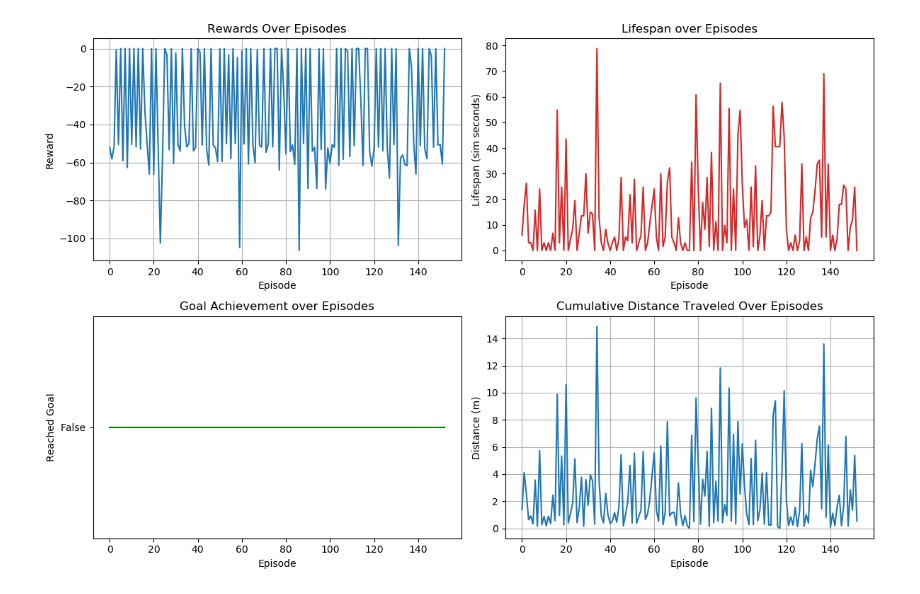
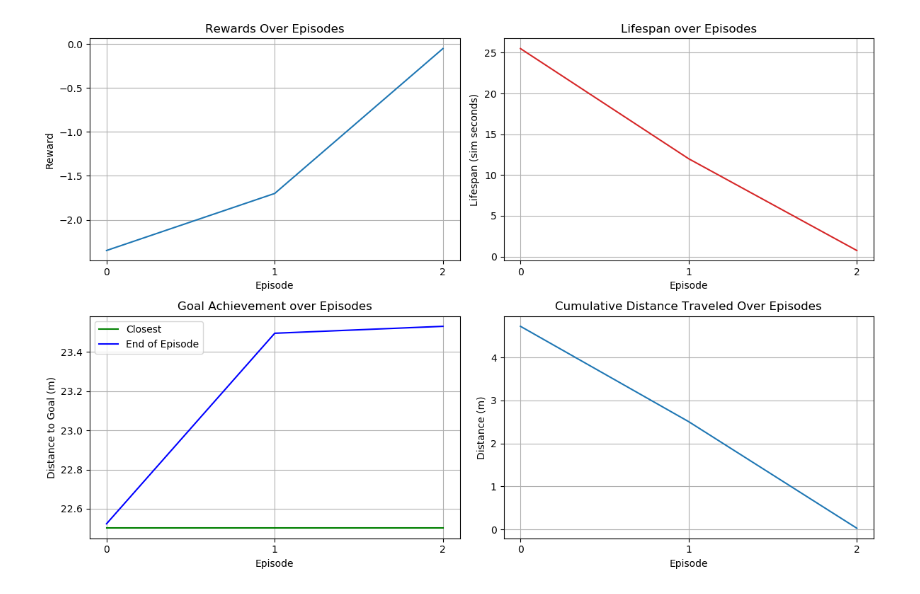
Before and after one commit to ryan-barry-99/grad-project, a Jupyter notebook: notspot_sim_py/src/reinforcement_learning/src/analysis.ipynb, the cells around one changed output. Cells and saved outputs as stored; diff of their text form; code cells hidden in the pictures.

```diff
--- a/notspot_sim_py/src/reinforcement_learning/src/analysis.ipynb
+++ b/notspot_sim_py/src/reinforcement_learning/src/analysis.ipynb
@@ -1,5 +1,6 @@
 # %%
 import matplotlib.pyplot as plt
+import matplotlib.ticker as ticker
 import os
 
 # Sorting function to ensure files are processed in numerical order
@@ -26,12 +27,14 @@ def get_logs(run_path, folder_name):
 
     return values
 
+
 # Path to the directory containing the files
-run = '/media/ryan/DataPad/ros_ws/src/notspot_sim_py/src/reinforcement_learning/runs/2024_04_21_11_32_31'
+run = '/media/ryan/DataPad/ros_ws/src/notspot_sim_py/src/reinforcement_learning/runs/2024_04_21_18_25_38'
 
 rewards = [float(reward) for reward in get_logs(run, "rewards")]
 lifespans = [int(lifespan)*0.75 for lifespan in get_logs(run, "steps")]
-goal = get_logs(run, "goal")
+closest_goal = [float(dist) for i, dist in enumerate(get_logs(run, "goal")) if i%2 == 0]
+ending_goal = [float(dist) for i, dist in enumerate(get_logs(run, "goal")) if i%2 == 1]
 distance = [float(dist) for dist in get_logs(run, "distance")]
 
 
@@ -41,36 +44,41 @@ episodes = [i for i, _ in enumerate(rewards)]
 # Create a 2x2 subplot grid
 fig, axs = plt.subplots(2, 2, figsize=(12, 8))
 
+for ax in axs.flatten():
+    ax.xaxis.set_major_locator(ticker.MaxNLocator(integer=True))
+    ax.grid(True)
+
 # Plot rewards over time
 axs[0, 0].plot(episodes, rewards, linestyle='-')
 axs[0, 0].set_title('Rewards Over Episodes')
 axs[0, 0].set_xlabel('Episode')
 axs[0, 0].set_ylabel('Reward')
-axs[0, 0].grid(True)
 
 # Plot lifespan over episodes
 axs[0, 1].plot(lifespans, label='Lifespan', color='tab:red')
 axs[0, 1].set_xlabel('Episode')
 axs[0, 1].set_ylabel('Lifespan (sim seconds)')
 axs[0, 1].set_title('Lifespan over Episodes')
 
 # Plot goal achievement over episodes
-axs[1, 0].plot(goal, color='green')
+axs[1, 0].plot(closest_goal, color='green', label='Closest')
+axs[1, 0].plot(ending_goal, color='blue', label='End of Episode')
 axs[1, 0].set_xlabel('Episode')
-axs[1, 0].set_ylabel('Reached Goal')
+axs[1, 0].set_ylabel('Distance to Goal (m)')
 axs[1, 0].set_title('Goal Achievement over Episodes')
+axs[1, 0].legend()  # Add legend to distinguish between the two lines
+
 
 # Plot cumulative distance traveled over episodes
 axs[1, 1].plot(episodes, distance)
 axs[1, 1].set_title('Cumulative Distance Traveled Over Episodes')
 axs[1, 1].set_xlabel('Episode')
 axs[1, 1].set_ylabel('Distance (m)')
-axs[1, 1].grid(True)
 
 # Adjust layout to prevent overlapping
 plt.tight_layout()
 
 # Show the plots
 plt.show()
 # %% [output]
-[figure, old version]
+[figure, new version]
```
Also changed, not shown: 6 other files.
